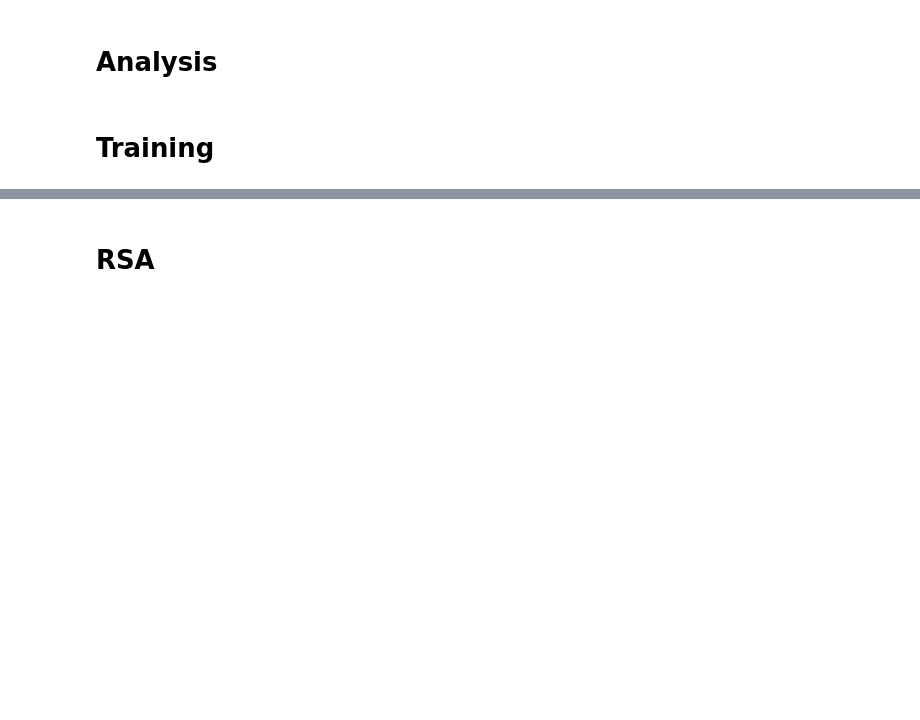
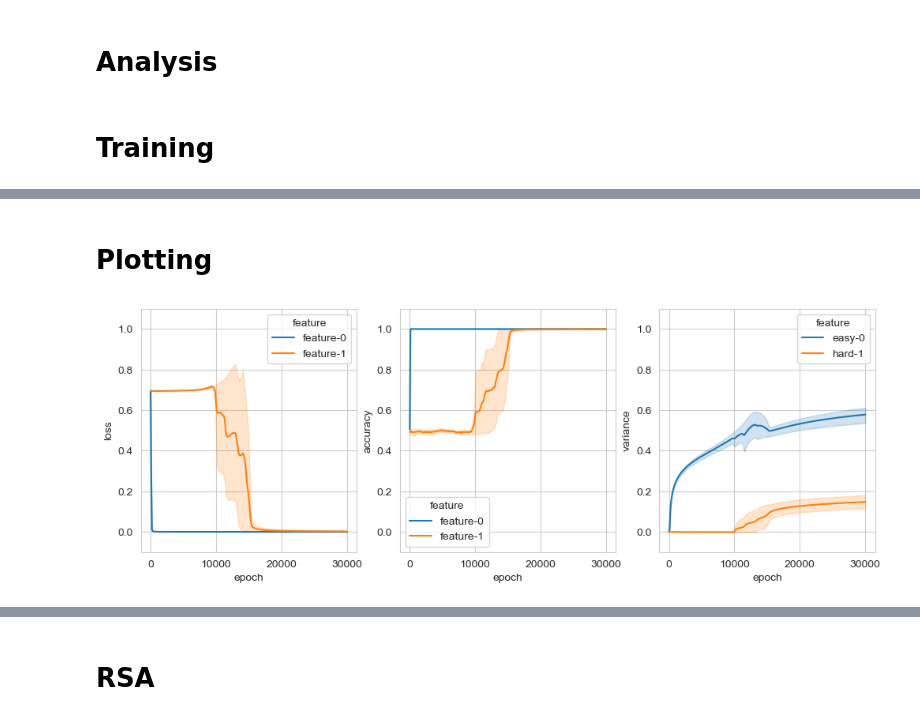
Before and after one commit to mayft/factorized-neural-predictivity, a Jupyter notebook: easy_vs_hard_feature_bias.ipynb, the cells around one changed output, grey strips where cells are left out. Drawn from its saved outputs; the diff is of its cells as text; code cells hidden in the pictures; blank space fills up the shorter version.

```diff
--- a/easy_vs_hard_feature_bias.ipynb
+++ b/easy_vs_hard_feature_bias.ipynb
@@ -251 +304,3 @@ models[run_name] =run(data_features=['xor_xor_xor','xor_xor_xor'],seeds=5,max_ep
+# %% [markdown]
+# Plotting
 # %%
@@ -255,27 +310,15 @@ variances = pd.read_csv(f'results/{run_name}_variances.csv')
-# %%
-
-tot = variances['total-variance'].iloc[-1]
-variances['easy_norm'] = variances['feature0-linear']/tot
-variances['hard_norm'] = variances['feature1-xor_xor_xor']/tot
-normalized = variances.loc[:,['easy_norm','hard_norm']]
-#variances['epoch'] = results['epoch']
-'''df = pd.DataFrame(accuracies,columns=['easy','hard'])
-df['epoch'] = df.index*500
-df = df.melt('epoch', var_name='task', value_name='accuracy')
-df['accuracy'] = df['accuracy'].infer_objects()
-df2 = pd.DataFrame(representations, columns=['easy', 'hard'])
-df2['epoch'] = df2.index*500
-df2 =df2.melt('epoch',var_name='task',value_name='variance')'''
-
-fig, ax = plt.subplots(ncols=3, figsize=(12,4))
-sns.lineplot(data=results,x='epoch',y="test-acc_feature0-linear",ax=ax[0])
-sns.lineplot(data=results,x='epoch',y="test-acc_feature1-xor_xor_xor",ax=ax[0])
-#sns.lineplot(data=variances,x='epoch',y='easy',ax=axs[1])
-#sns.lineplot(data=variances,x='epoch',y='hard',ax=axs[1])
-sns.lineplot(data=normalized,ax=ax[1])
-sns.lineplot(data=results,x='epoch',y='test-loss_feature0-linear',ax=ax[2])
-sns.lineplot(data=results,x='epoch',y='test-loss_feature1-xor_xor_xor',ax=ax[2])
-ax[0].set_ylim(-0.1,1.1)
-ax[1].set_ylim(-0.1,1.1)
-ax[2].set_ylim(-0.1,1.1)
-plt.show()
+# %%
+def label_features(features):
+    names = {}
+    for f in features:
+        pattern = r'feature(\d+)-(.*)$'
+        match = re.search(pattern,f)
+        if match:
+            if match.group(2)=='linear':
+                names[f]=f'easy-{match.group(1)}'
+                continue
+            elif match.group(2)=='xor_xor_xor':
+                names[f]=f'hard-{match.group(1)}'
+                continue
+        names[f] = f'feature-{len(names)}'
+    return names
@@ -281,0 +382,4 @@ plt.show()
+# %%
+plot_results('multitask-v1')
+# %% [output]
+[figure, added]
```
Also changed, not shown: parts of 37 cells of this notebook.
